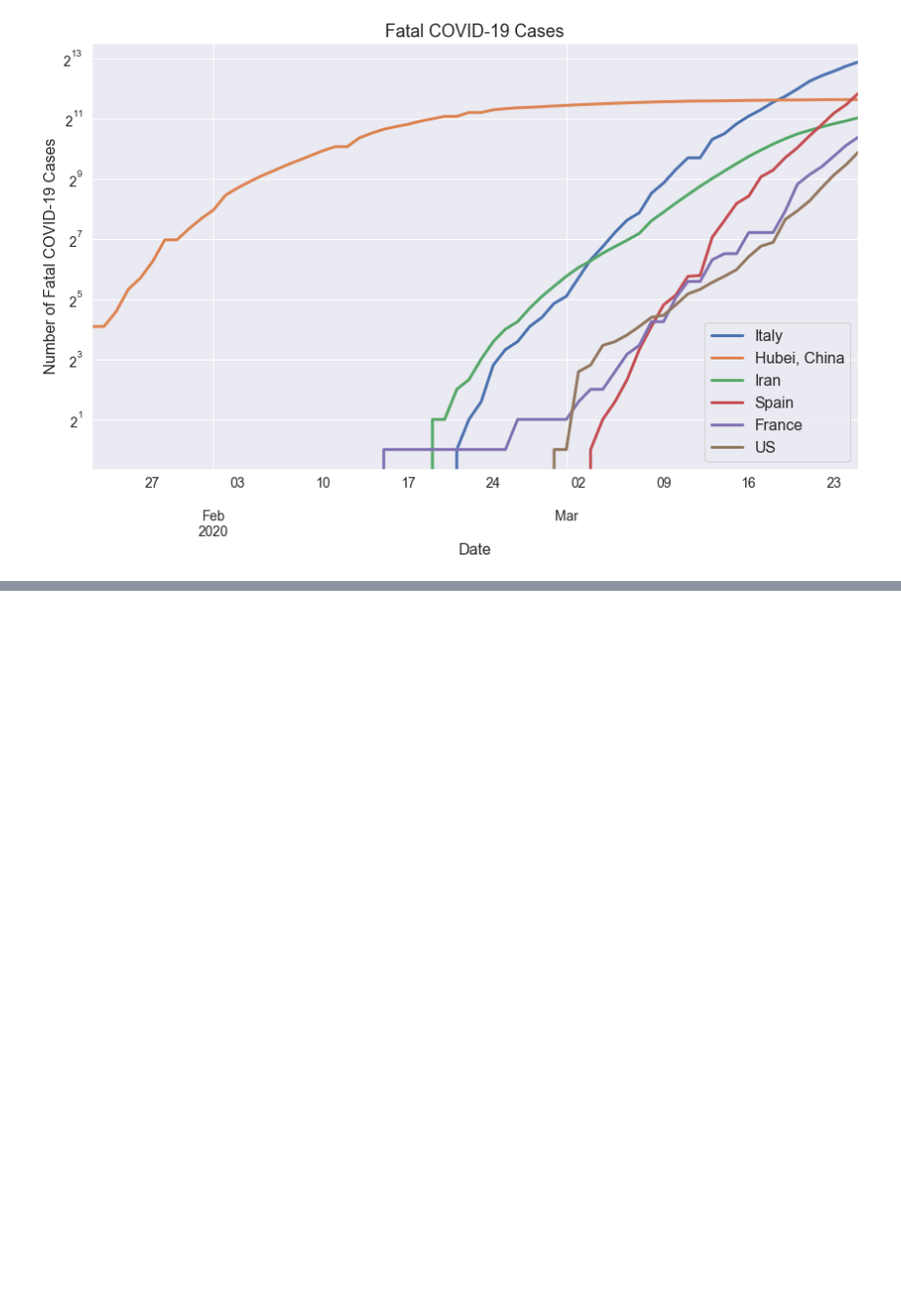
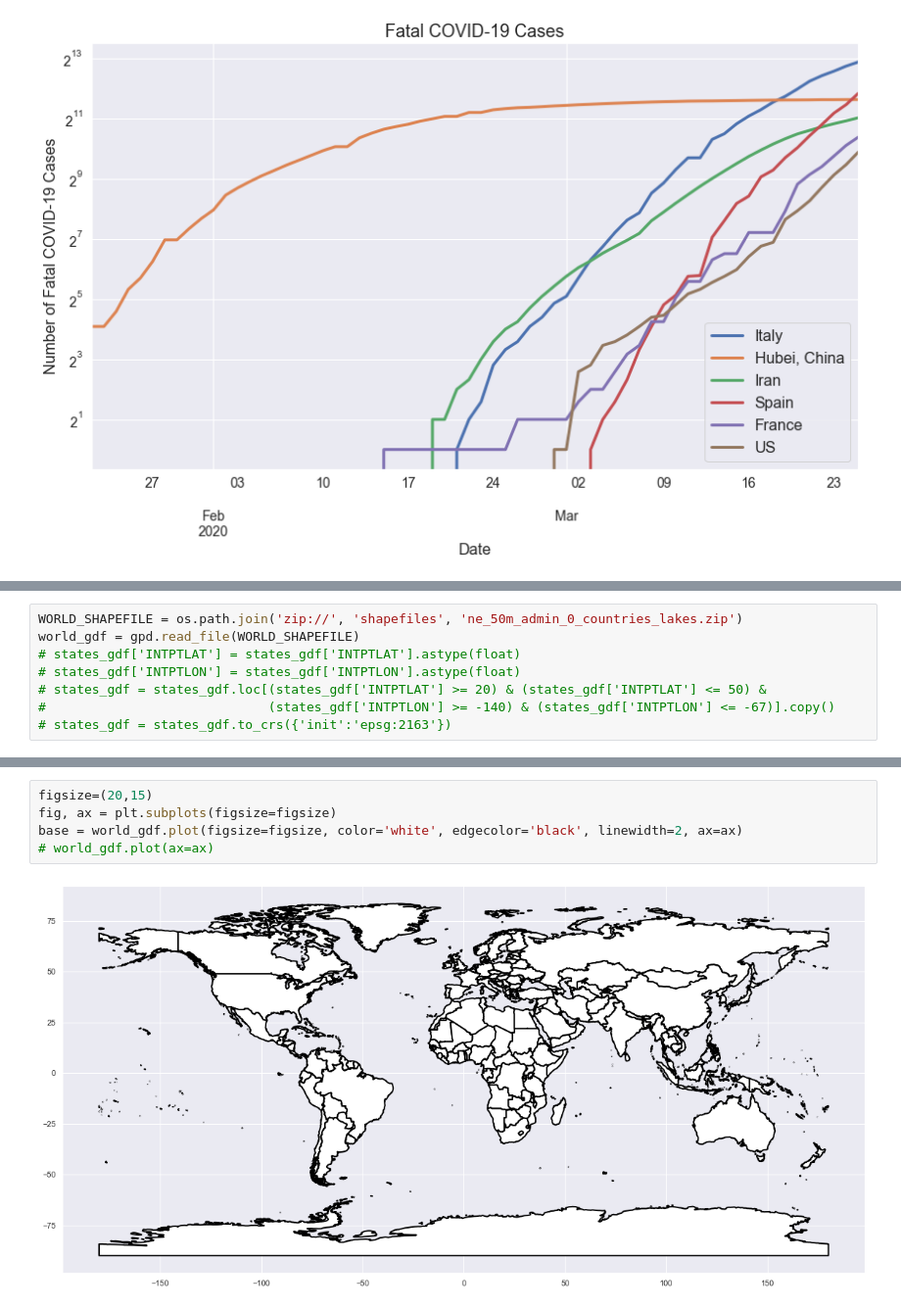
Before and after one commit to MattTriano/COVID-19_Viz, a Jupyter notebook: COVID-19_EDA_2.ipynb, the cells around one changed output, grey strips where cells are left out. Shown at 98% size. Cells and saved outputs as stored; diff of their text form; blank space fills up the shorter version.

```diff
--- a/COVID-19_EDA_2.ipynb
+++ b/COVID-19_EDA_2.ipynb
@@ -250,0 +266,8 @@ plot_covid_19_data_mpl(case_type='Fatal', locations=['Italy', 'Hubei, China', 'I
+# %%
+WORLD_SHAPEFILE = os.path.join('zip://', 'shapefiles', 'ne_50m_admin_0_countries_lakes.zip')
+world_gdf = gpd.read_file(WORLD_SHAPEFILE)
+# states_gdf['INTPTLAT'] = states_gdf['INTPTLAT'].astype(float)
+# states_gdf['INTPTLON'] = states_gdf['INTPTLON'].astype(float)
+# states_gdf = states_gdf.loc[(states_gdf['INTPTLAT'] >= 20) & (states_gdf['INTPTLAT'] <= 50) &
+#                             (states_gdf['INTPTLON'] >= -140) & (states_gdf['INTPTLON'] <= -67)].copy()
+# states_gdf = states_gdf.to_crs({'init':'epsg:2163'})
@@ -250,0 +281,7 @@ plot_covid_19_data_mpl(case_type='Fatal', locations=['Italy', 'Hubei, China', 'I
+# %%
+figsize=(20,15)
+fig, ax = plt.subplots(figsize=figsize)
+base = world_gdf.plot(figsize=figsize, color='white', edgecolor='black', linewidth=2, ax=ax)
+# world_gdf.plot(ax=ax)
+# %% [output]
+[figure, added]
```
Also changed, not shown: parts of 9 cells of this notebook.
